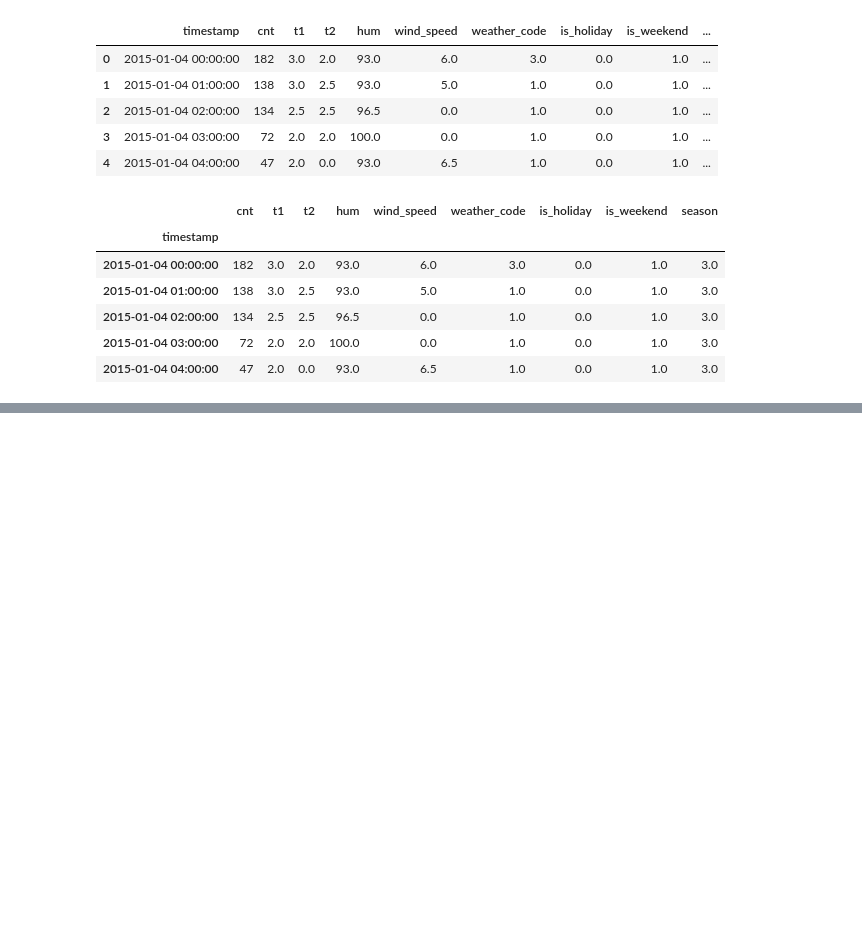
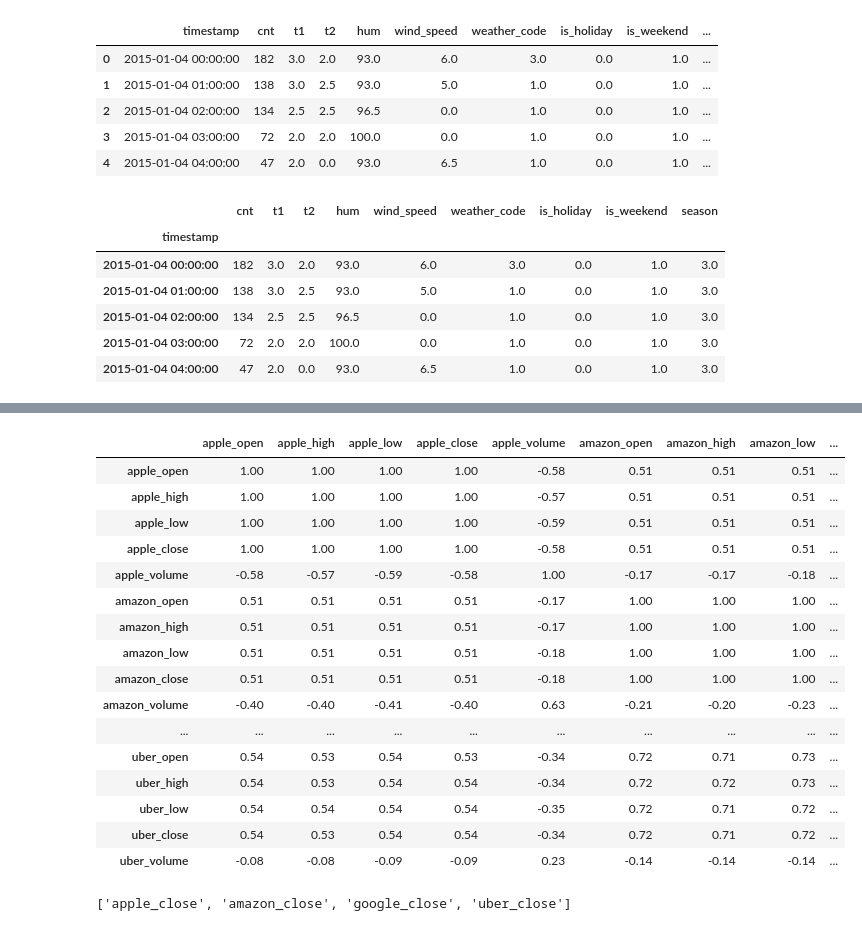
Before and after one commit to piaseckazaneta/data-science-bootcamp, a Jupyter notebook: Łączenie danych - london bike.ipynb, the cells around one changed output, grey strips where cells are left out. Cells and saved outputs as stored; diff of their text form; code cells hidden in the pictures; blank space fills up the shorter version.

```diff
--- a/Łączenie danych - london bike.ipynb
+++ b/Łączenie danych - london bike.ipynb
@@ -24,3 +28,15 @@ df.head()
 | 2015-01-04 02:00:00 | 134 | 2.5 | 2.5 | 96.5 | 0.0 | 1.0 | 0.0 | 1.0 | 3.0 |
 | 2015-01-04 03:00:00 | 72 | 2.0 | 2.0 | 100.0 | 0.0 | 1.0 | 0.0 | 1.0 | 3.0 |
 | 2015-01-04 04:00:00 | 47 | 2.0 | 0.0 | 93.0 | 6.5 | 1.0 | 0.0 | 1.0 | 3.0 |
+# %%
+def fetch_financial_data(company='AMZN'):
+    """
+    This function fetch stock market quotations.
+    """
+    import pandas_datareader.data as web
+    return web.DataReader(name=company, data_source='stooq')
+
+apple = fetch_financial_data('AAPL')
+amazon = fetch_financial_data('AMZN')
+google = fetch_financial_data('GOOGL')
+uber = fetch_financial_data('UBER')
@@ -26,0 +70,5 @@ df.head()
+# %%
+apple.columns = ['apple_' + col.lower() for col in apple.columns] #do każdej kolumny dodajemy przedrostek 'apple' i zamieniamy nazwy kolumn na małe litery / list comprahension
+amazon.columns = ['amazon_' + col.lower() for col in amazon.columns]
+google.columns = ['google_' + col.lower() for col in google.columns]
+uber.columns = ['uber_' + col.lower() for col in uber.columns]
@@ -26,0 +87,2 @@ df.head()
+# %%
+df = pd.concat(objs = [apple, amazon, google, uber], axis=1)
@@ -26,0 +101,6 @@ df.head()
+# %%
+#Zmiana wyświetlania liczb z funckji wykłądniczej na 2 po przecinku
+
+pd.set_option('display.float_format', lambda x: f'{x: .2f}')
+
+df.describe().T
@@ -26,0 +125,27 @@ df.head()
+# %%
+df.corr() #liczy współczynniki korelacji poszczególnych zmiennych
+# %% [output]
+|  | apple_open | apple_high | apple_low | apple_close | apple_volume | amazon_open | amazon_high | amazon_low | ... |
+| apple_open | 1.00 | 1.00 | 1.00 | 1.00 | -0.58 | 0.51 | 0.51 | 0.51 | ... |
+| apple_high | 1.00 | 1.00 | 1.00 | 1.00 | -0.57 | 0.51 | 0.51 | 0.51 | ... |
+| apple_low | 1.00 | 1.00 | 1.00 | 1.00 | -0.59 | 0.51 | 0.51 | 0.51 | ... |
+| apple_close | 1.00 | 1.00 | 1.00 | 1.00 | -0.58 | 0.51 | 0.51 | 0.51 | ... |
+| apple_volume | -0.58 | -0.57 | -0.59 | -0.58 | 1.00 | -0.17 | -0.17 | -0.18 | ... |
+| amazon_open | 0.51 | 0.51 | 0.51 | 0.51 | -0.17 | 1.00 | 1.00 | 1.00 | ... |
+| amazon_high | 0.51 | 0.51 | 0.51 | 0.51 | -0.17 | 1.00 | 1.00 | 1.00 | ... |
+| amazon_low | 0.51 | 0.51 | 0.51 | 0.51 | -0.18 | 1.00 | 1.00 | 1.00 | ... |
+| amazon_close | 0.51 | 0.51 | 0.51 | 0.51 | -0.18 | 1.00 | 1.00 | 1.00 | ... |
+| amazon_volume | -0.40 | -0.40 | -0.41 | -0.40 | 0.63 | -0.21 | -0.20 | -0.23 | ... |
+| ... | ... | ... | ... | ... | ... | ... | ... | ... | ... |
+| uber_open | 0.54 | 0.53 | 0.54 | 0.53 | -0.34 | 0.72 | 0.71 | 0.73 | ... |
+| uber_high | 0.54 | 0.53 | 0.54 | 0.54 | -0.34 | 0.72 | 0.72 | 0.73 | ... |
+| uber_low | 0.54 | 0.54 | 0.54 | 0.54 | -0.35 | 0.72 | 0.71 | 0.72 | ... |
+| uber_close | 0.54 | 0.53 | 0.54 | 0.54 | -0.34 | 0.72 | 0.71 | 0.72 | ... |
+| uber_volume | -0.08 | -0.08 | -0.09 | -0.09 | 0.23 | -0.14 | -0.14 | -0.14 | ... |
+# %%
+# Wyodrębnienie z df tylko tych kolumn z wartością zamknięcia 'close'
+
+closes = [col for col in df.columns if col.endswith('close')]
+closes
+# %% [output]
+['apple_close', 'amazon_close', 'google_close', 'uber_close']
```
Also changed, not shown: parts of 13 cells of this notebook.
